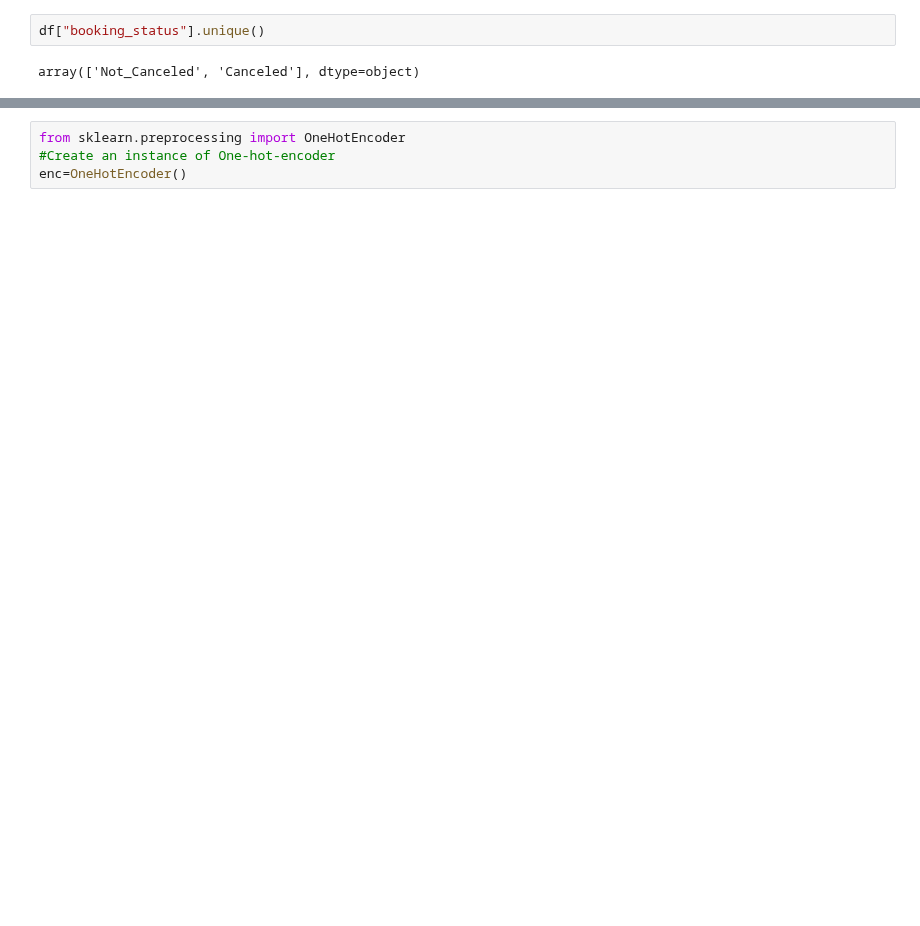
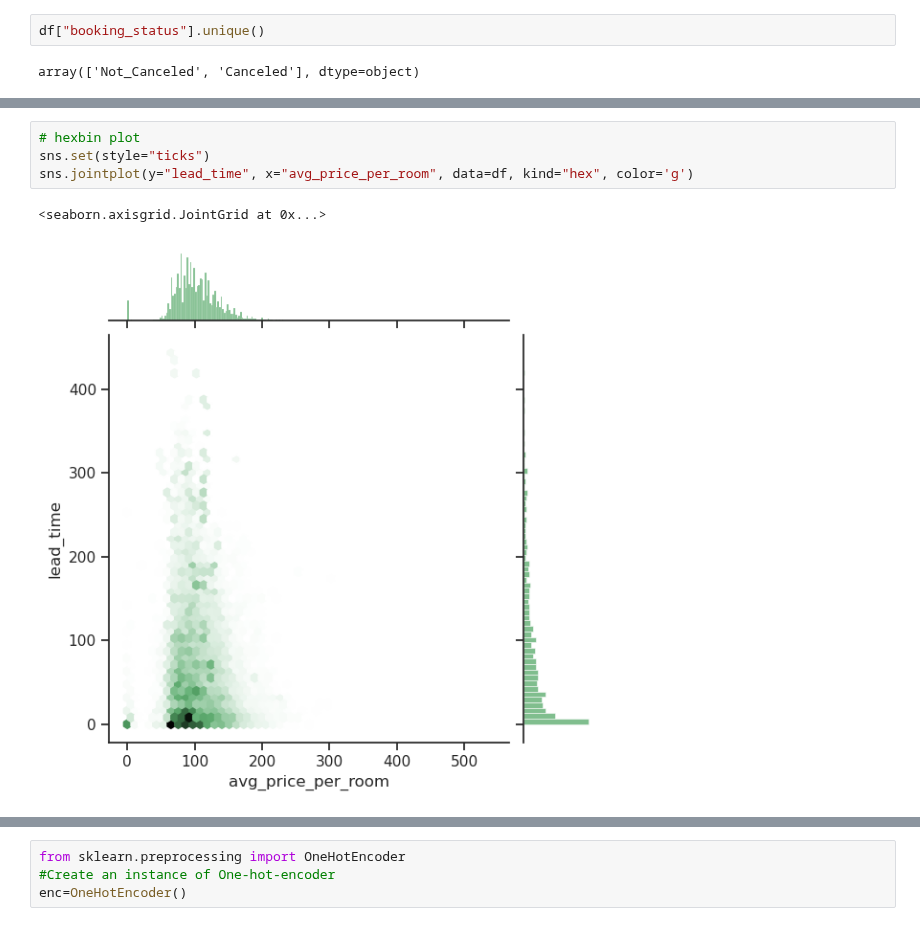
Before and after one commit to Harry262000/Kaggle--Notebooks, a Jupyter notebook: hotel-reservation-dataset.ipynb, the cells around one changed output, grey strips where cells are left out. Drawn from its saved outputs; the diff is of its cells as text; blank space fills up the shorter version.

```diff
--- a/hotel-reservation-dataset.ipynb
+++ b/hotel-reservation-dataset.ipynb
@@ -271,0 +352,7 @@ array(['Not_Canceled', 'Canceled'], dtype=object)
+# %%
+# hexbin plot
+sns.set(style="ticks")
+sns.jointplot(y="lead_time", x="avg_price_per_room", data=df, kind="hex", color='g')
+# %% [output]
+<seaborn.axisgrid.JointGrid at 0x...>
+[figure, added]
```
Also changed, not shown: parts of 47 cells of this notebook.
